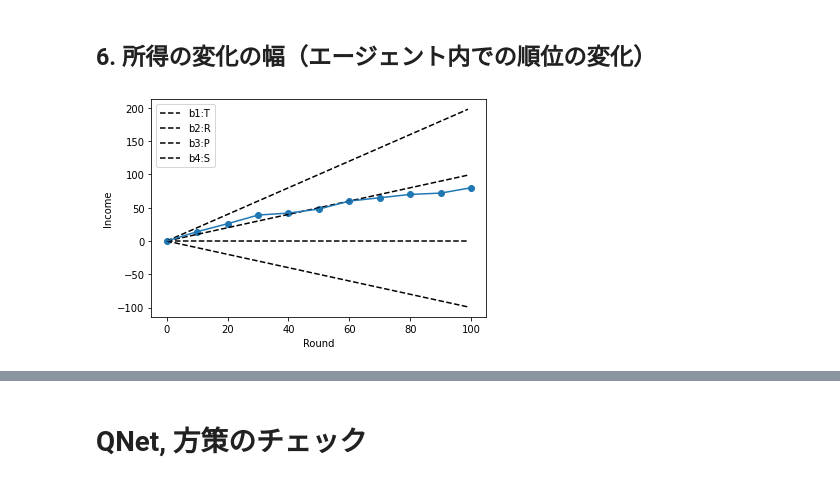
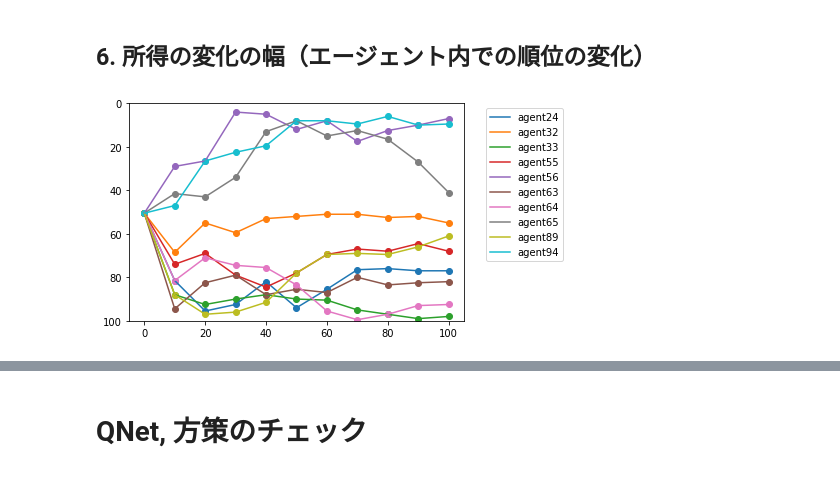
Before and after one commit to UTakeuchi/PDsimulator, a Jupyter notebook: main_case2_dqn.ipynb, the cells around one changed output, grey strips where cells are left out. Saved outputs shown, nothing was run; the diff lists cells and outputs as text; code cells hidden in the pictures.

```diff
--- a/main_case2_dqn.ipynb
+++ b/main_case2_dqn.ipynb
@@ -335,48 +335,42 @@ def norm9(rep_i, rep_j, a_i):
     else:
         return 0
 
 rounds = 100
 sync_interval = 10
 for round in range(1, rounds+1):
     players = env.matching(range(len(agents_)))
     for pair in players:
         x, y = pair
         player1, player2 = agents_[x], agents_[y]
         state = np.array([rep[x], rep[y]]) #stateは（自分の所得, 相手の所得）の順にする
 
         a1 = player1.get_action(state)
         a2 = player2.get_action(state[::-1]) #player2目線に変換
         r1, r2 = env.step(a1, a2)
         incomes[x] += r1
         incomes[y] += r2
         next_state = np.array([norm9(state[0], state[1], a1), norm9(state[1], state[0], a2)])
         player1.update(state, a1, r1, next_state)
         player2.update(state[::-1], a2, r2, next_state[::-1])
 
     if round % sync_interval == 0:
         for agent in agents_:
             agent.sync_qnet()
         income_history = np.append(income_history, incomes, axis=1)
 
-def plot_total_income_all(history, num):
-    x = range(0, 100)
-    y1 = [(env.b - env.c) * n for n in x] # 全員が協力
-    y2 = np.zeros(100) # 全員が非協力
-    y3 = [env.b * n for n in x] # 裏切り続ける
-    y4 = [- env.c * n for n in x] # 裏切られ続ける
-    plt.xlabel('Round')
-    plt.ylabel('Income')
-    plt.plot(x, y3, ls='--', label='b1:T', color='black')
-    plt.plot(x, y1, ls='--', label='b2:R', color='black')
-    plt.plot(x, y2, ls='--', label='b3:P', color='black')
-    plt.plot(x, y4, ls='--', label='b4:S', color='black')
+from scipy.stats import rankdata
+
+def plot_income_rank(history, num):
+    rank = rankdata(-history.T, axis=1).T
+    nums = np.random.randint(0, 100, num)
+    plt.ylim(100, 0)
     for i in range(len(history)):
-        if i == num:
-            plt.scatter([0,10,20,30,40,50,60,70,80,90,100], history[i])
-            plt.plot([0,10,20,30,40,50,60,70,80,90,100], history[i])
-    plt.legend()
+        if i in nums:
+            plt.scatter([0,10,20,30,40,50,60,70,80,90,100], rank[i])
+            plt.plot([0,10,20,30,40,50,60,70,80,90,100], rank[i], label='agent{}'.format(i))
+    plt.legend(bbox_to_anchor=(1.05, 1), loc='upper left')
     plt.show()
 
-plot_total_income_all(income_history, 55)
+plot_income_rank(income_history, 10)
 # %% [output]
-[figure, old version]
+[figure, new version]
```
Also changed, not shown: parts of 8 cells of this notebook.
